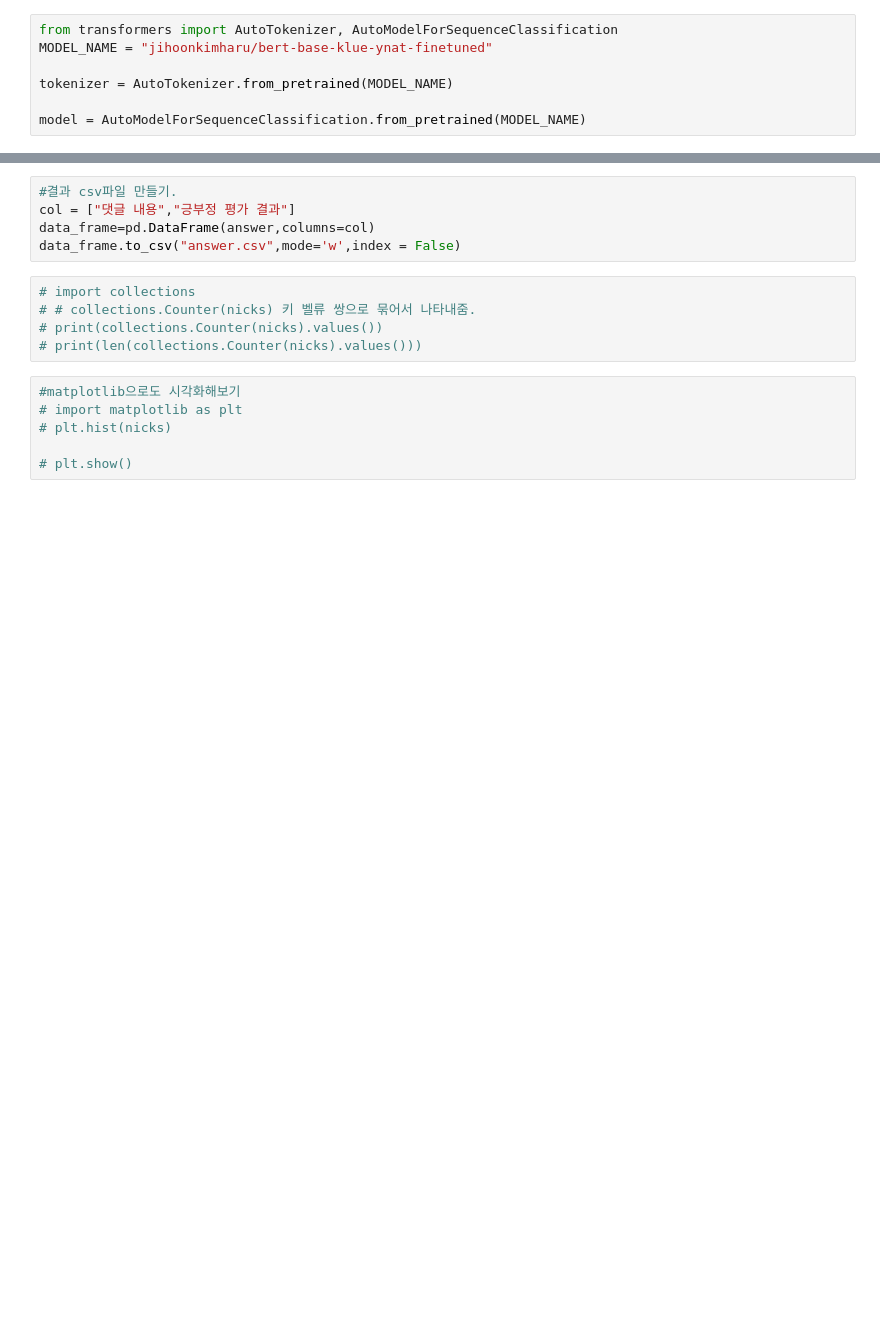
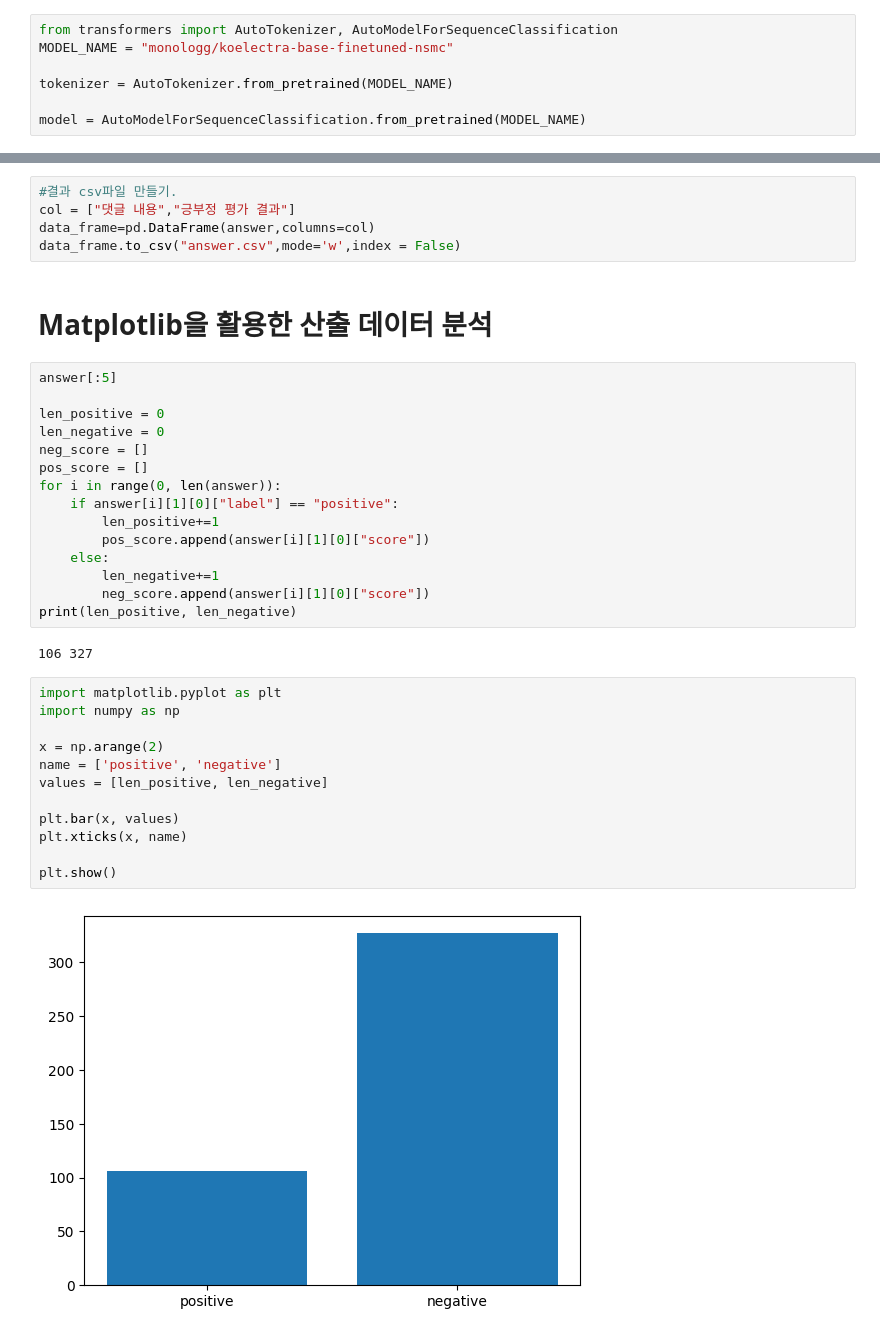
Before and after one commit to JisuPark-dev/nlp, a Jupyter notebook: crawling/crwaling.ipynb, the cells around one changed output, grey strips where cells are left out. Saved outputs shown, nothing was run; the diff lists cells and outputs as text; blank space fills up the shorter version.

Commit message:
matplotlib을 사용해서 데이터 시각화1

```diff
--- a/crawling/crwaling.ipynb
+++ b/crawling/crwaling.ipynb
@@ -90,7 +84,7 @@ print("댓글 갯수 : ",len(dataset["댓글내용"]))
 댓글 갯수 :  433
 # %%
 from transformers import AutoTokenizer, AutoModelForSequenceClassification
-MODEL_NAME = "jihoonkimharu/bert-base-klue-ynat-finetuned"
+MODEL_NAME = "monologg/koelectra-base-finetuned-nsmc"
 
 tokenizer = AutoTokenizer.from_pretrained(MODEL_NAME)
 
@@ -110,14 +104,36 @@ answer = [data for data in list(zip(test, answer_data))]
 col = ["댓글 내용","긍부정 평가 결과"]
 data_frame=pd.DataFrame(answer,columns=col)
 data_frame.to_csv("answer.csv",mode='w',index = False)
-# %%
-# import collections
-# # collections.Counter(nicks) 키 벨류 쌍으로 묶어서 나타내줌.
-# print(collections.Counter(nicks).values())
-# print(len(collections.Counter(nicks).values()))
-# %%
-#matplotlib으로도 시각화해보기
-# import matplotlib as plt
-# plt.hist(nicks)
-
-# plt.show()
+# %% [markdown]
+<h1>Matplotlib을 활용한 산출 데이터 분석</h1>
+# %%
+answer[:5]
+
+len_positive = 0
+len_negative = 0
+neg_score = []
+pos_score = []
+for i in range(0, len(answer)):
+    if answer[i][1][0]["label"] == "positive":
+        len_positive+=1
+        pos_score.append(answer[i][1][0]["score"])
+    else:
+        len_negative+=1
+        neg_score.append(answer[i][1][0]["score"])
+print(len_positive, len_negative)
+# %% [output]
+106 327
+# %%
+import matplotlib.pyplot as plt
+import numpy as np
+
+x = np.arange(2)
+name = ['positive', 'negative']
+values = [len_positive, len_negative]
+
+plt.bar(x, values)
+plt.xticks(x, name)
+
+plt.show()
+# %% [output]
+[figure, added]
```
Also changed, not shown: parts of 8 cells of this notebook.
